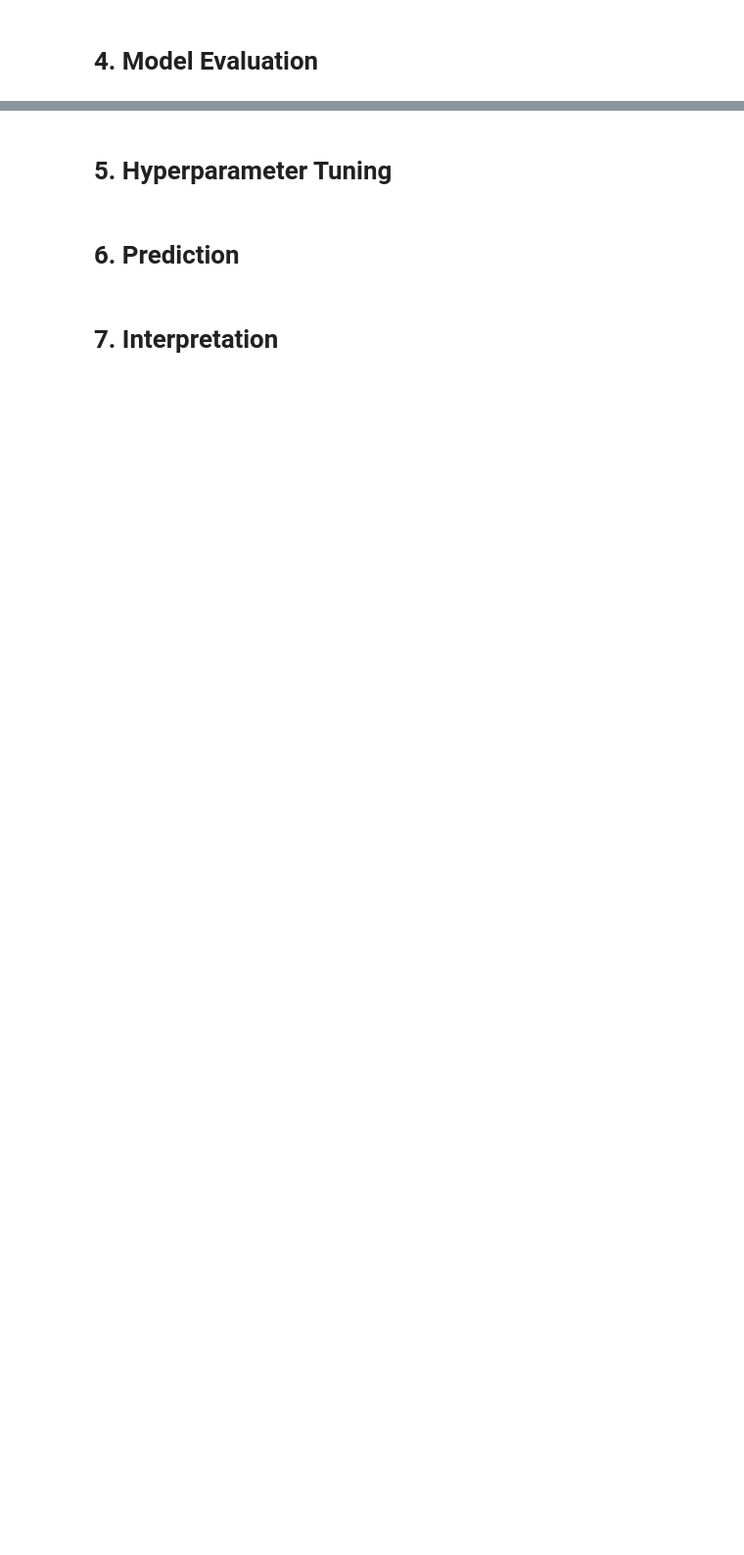
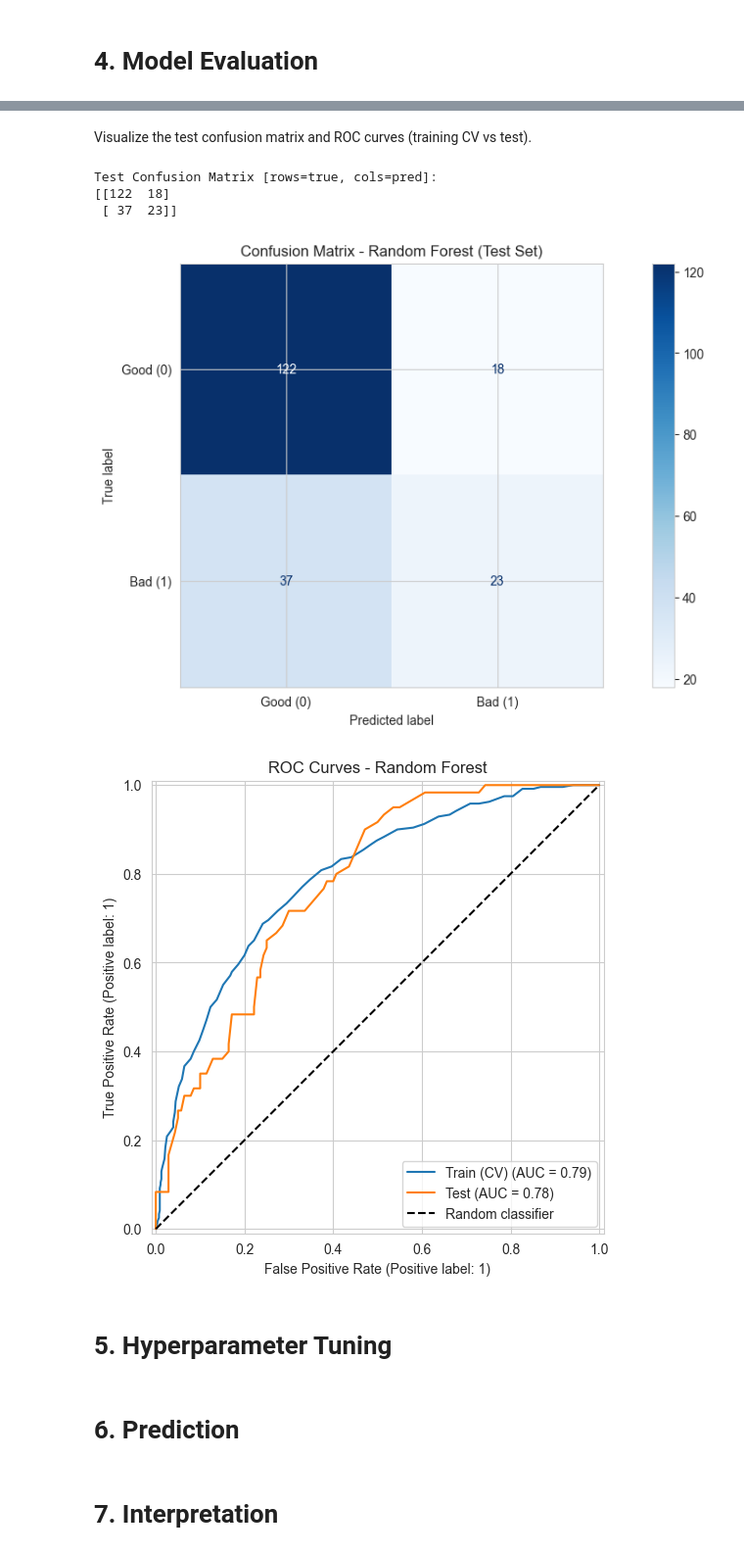
Before and after one commit to BrendanChermack/CSCI440-Project-2, a Jupyter notebook: Project2.ipynb, the cells around one changed output, grey strips where cells are left out. Shown at 98% size. Drawn from its saved outputs; the diff is of its cells as text; code cells hidden in the pictures; blank space fills up the shorter version.

Commit message:
Update Project2.ipynb
Added Model Selection, Training, and Evaluation.

```diff
--- a/Project2.ipynb
+++ b/Project2.ipynb
@@ -531,0 +548,10 @@ See https://pandas.pydata.org/docs/user_guide/migration-3-strings.html#string-mi
+# %%
+forest_clf = RandomForestClassifier(n_estimators=100, random_state=42)
+svm_clf = SVC(gamma="auto", random_state=42)
+
+forest_scores = cross_val_score(
+    forest_clf, X_train_preprocessed, y_train_encoded, cv=10, scoring="accuracy"
+)
+svm_scores = cross_val_score(
+    svm_clf, X_train_preprocessed, y_train_encoded, cv=10, scoring="accuracy"
+)
@@ -535,0 +660,17 @@ See https://pandas.pydata.org/docs/user_guide/migration-3-strings.html#string-mi
+# %%
+eval_model_map = {
+    "Random Forest": RandomForestClassifier(n_estimators=100, random_state=42),
+    "SVC": SVC(gamma="auto", random_state=42)
+}
+eval_model = eval_model_map[best_model_name]
+
+y_train_pred_cv = cross_val_predict(eval_model, X_train_preprocessed, y_train_encoded, cv=10)
+
+if best_model_name == "Random Forest":
+    y_train_scores_cv = cross_val_predict(
+        eval_model, X_train_preprocessed, y_train_encoded, cv=10, method="predict_proba"
+    )[:, 1]
+else:
+    y_train_scores_cv = cross_val_predict(
+        eval_model, X_train_preprocessed, y_train_encoded, cv=10, method="decision_function"
+    )
@@ -536,3 +705,28 @@ See https://pandas.pydata.org/docs/user_guide/migration-3-strings.html#string-mi
+# %% [markdown]
+Visualize the test confusion matrix and ROC curves (training CV vs test).
+# %%
+cm_test = confusion_matrix(y_test_encoded, y_test_pred)
+print("Test Confusion Matrix [rows=true, cols=pred]:")
+print(cm_test)
+
+disp = ConfusionMatrixDisplay(confusion_matrix=cm_test, display_labels=["Good (0)", "Bad (1)"])
+disp.plot(cmap="Blues", values_format="d")
+plt.title(f"Confusion Matrix - {best_model_name} (Test Set)")
+plt.show()
+
+fig, ax = plt.subplots(figsize=(8, 6))
+RocCurveDisplay.from_predictions(y_train_encoded, y_train_scores_cv, name="Train (CV)", ax=ax)
+RocCurveDisplay.from_predictions(y_test_encoded, y_test_scores, name="Test", ax=ax)
+ax.plot([0, 1], [0, 1], "k--", label="Random classifier")
+ax.set_title(f"ROC Curves - {best_model_name}")
+ax.legend(loc="lower right")
+plt.show()
+# %% [output]
+Test Confusion Matrix [rows=true, cols=pred]:
+[[122  18]
+ [ 37  23]]
+[figure, added]
+[figure, added]
 # %% [markdown]
 # 5. Hyperparameter Tuning
 # %% [markdown]
```
Also changed, not shown: parts of 17 cells of this notebook.
